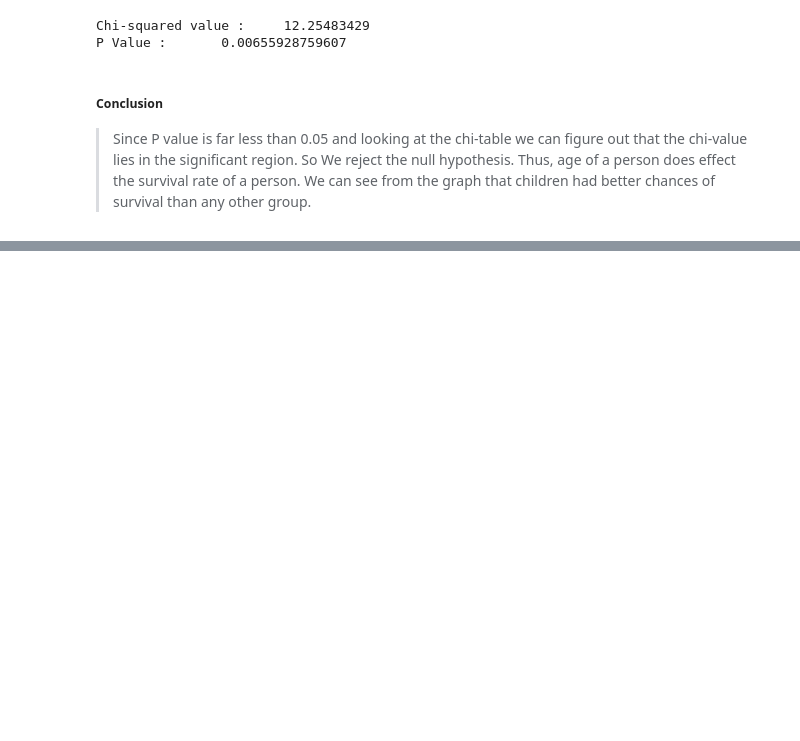
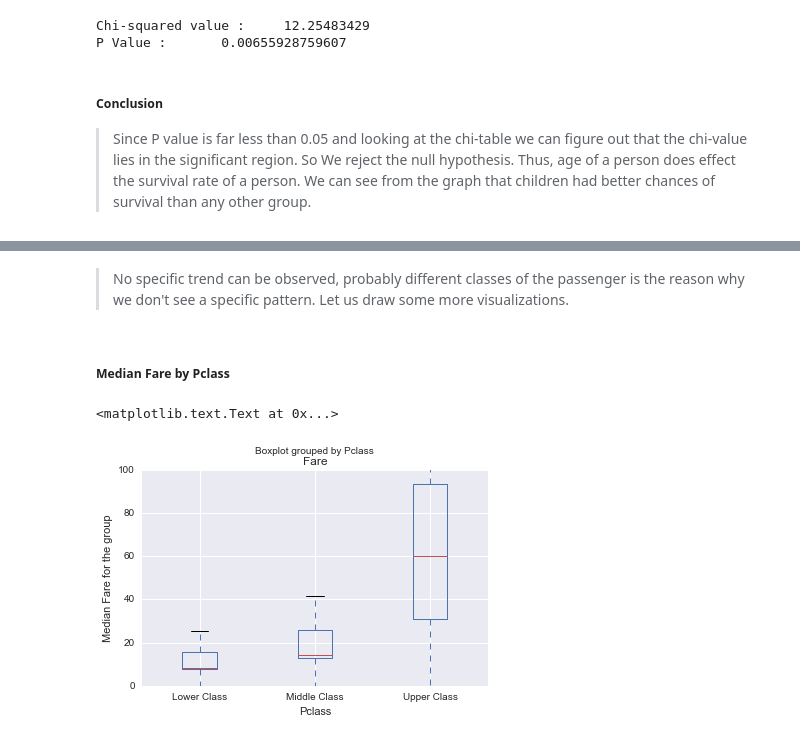
Before and after one commit to chattarajoy/Udacity-Data-Analyst-Nanodegree-Projects, a Jupyter notebook: P02 Investigate a Dataset/Investigate a Dataset.ipynb, the cells around one changed output, grey strips where cells are left out. Saved outputs shown, nothing was run; the diff lists cells and outputs as text; code cells hidden in the pictures; blank space fills up the shorter version.

```diff
--- a/P02 Investigate a Dataset/Investigate a Dataset.ipynb
+++ b/P02 Investigate a Dataset/Investigate a Dataset.ipynb
@@ -554,0 +572,12 @@ Thus, age of a person does effect the survival rate of a person. We can see from
+# %% [markdown]
+> No specific trend can be observed, probably different classes of the passenger is the reason why we don't see a specific pattern. Let us draw some more visualizations.
+# %% [markdown]
+##### Median Fare by Pclass
+# %%
+ages_and_fares_plot = titanic_data[ ['Pclass', 'Fare'] ].boxplot(by = "Pclass")
+ages_and_fares_plot.set_ylabel('Median Fare for the group')
+ages_and_fares_plot.set_ylim([0, 100])
+ages_and_fares_plot.set_xlabel('Pclass')
+# %% [output]
+<matplotlib.text.Text at 0x...>
+[figure, added]
```
Also changed, not shown: parts of 11 cells of this notebook, 7 other files.
